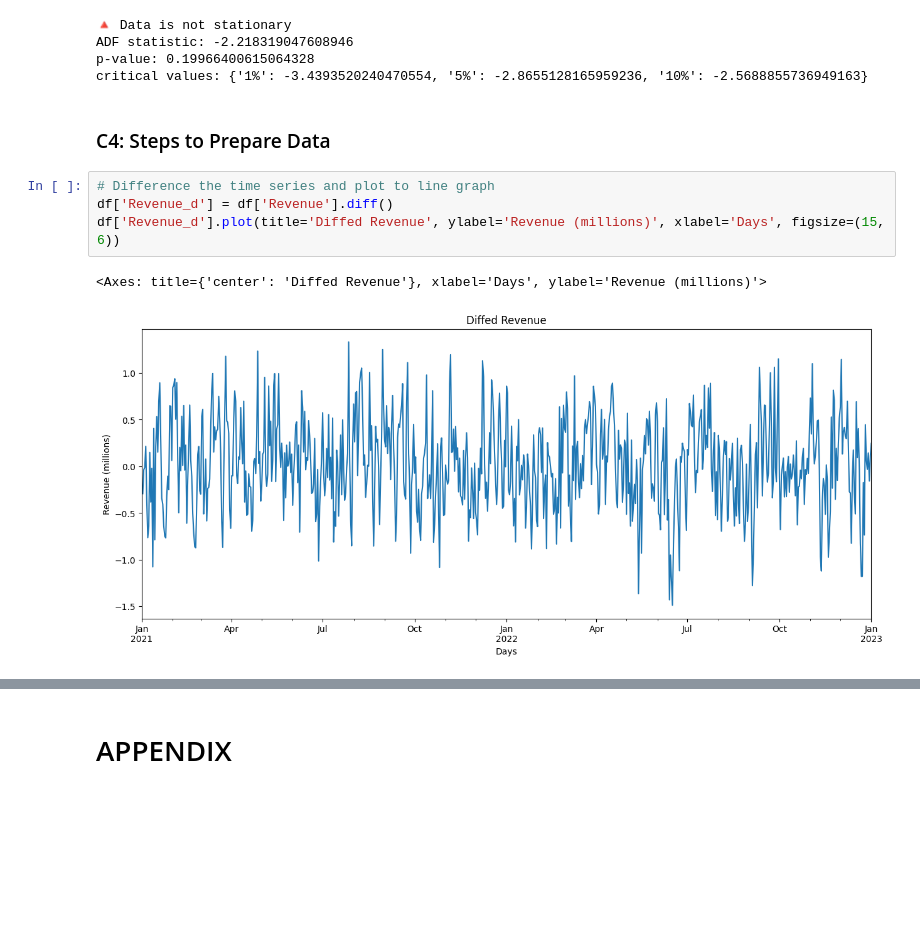
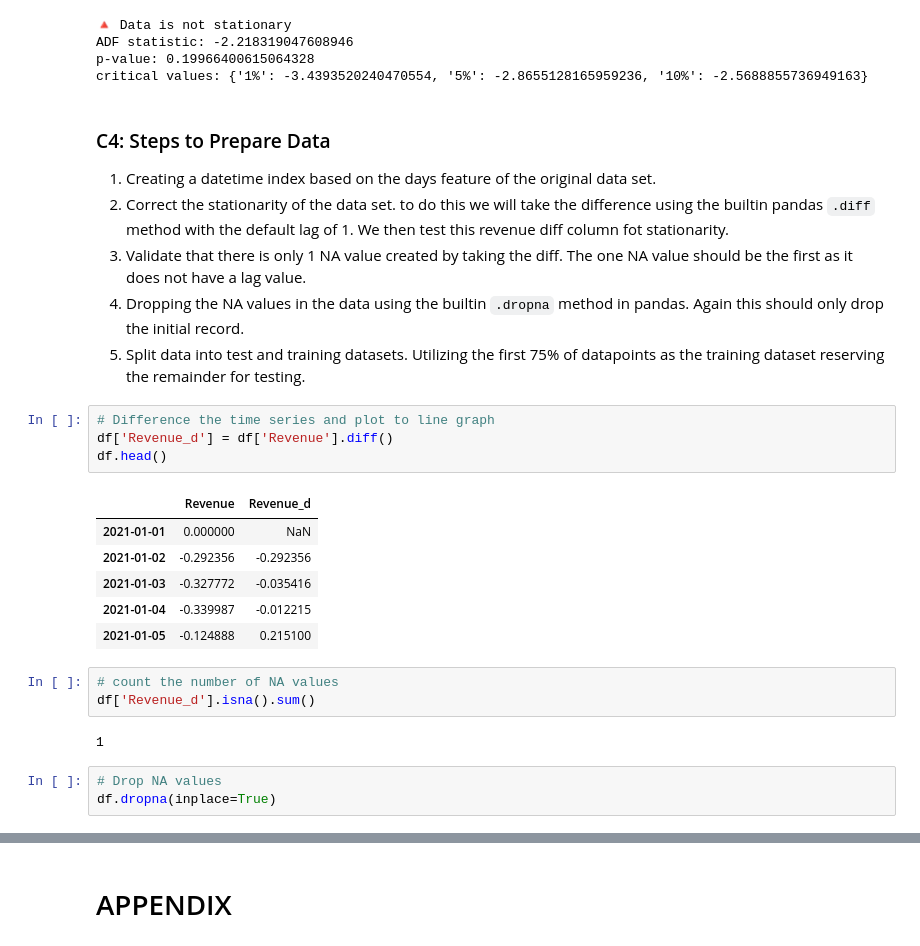
Before and after one commit to colemalphrus/D213, a Jupyter notebook: d213_1.ipynb, the cells around one changed output, grey strips where cells are left out. Saved outputs shown, nothing was run; the diff lists cells and outputs as text; blank space fills up the shorter version.

```diff
--- a/d213_1.ipynb
+++ b/d213_1.ipynb
@@ -106,10 +105,28 @@ p-value: 0.19966400615064328
 critical values: {'1%': -3.4393520240470554, '5%': -2.8655128165959236, '10%': -2.5688855736949163}
 # %% [markdown]
 ### C4: Steps to Prepare Data
+
+1. Creating a datetime index based on the days feature of the original data set.
+2. Correct the stationarity of the data set. to do this we will take the difference using the builtin pandas `.diff` method with the default lag of 1. We then test this revenue diff column fot stationarity.
+3. Validate that there is only 1 NA value created by taking the diff. The one NA value should be the first as it does not have a lag value.
+4. Dropping the NA values in the data using the builtin `.dropna` method in pandas. Again this should only drop the initial record.
+5. Split data into test and training datasets. Utilizing the first 75% of datapoints as the training dataset reserving the remainder for testing.
 # %%
 # Difference the time series and plot to line graph
 df['Revenue_d'] = df['Revenue'].diff()
-df['Revenue_d'].plot(title='Diffed Revenue', ylabel='Revenue (millions)', xlabel='Days', figsize=(15, 6))
+df.head()
 # %% [output]
-<Axes: title={'center': 'Diffed Revenue'}, xlabel='Days', ylabel='Revenue (millions)'>
-[figure, removed]
+|  | Revenue | Revenue_d |
+| 2021-01-01 | 0.000000 | NaN |
+| 2021-01-02 | -0.292356 | -0.292356 |
+| 2021-01-03 | -0.327772 | -0.035416 |
+| 2021-01-04 | -0.339987 | -0.012215 |
+| 2021-01-05 | -0.124888 | 0.215100 |
+# %%
+# count the number of NA values
+df['Revenue_d'].isna().sum()
+# %% [output]
+1
+# %%
+# Drop NA values
+df.dropna(inplace=True)
```
Also changed, not shown: parts of 9 cells of this notebook, 3 other files.
